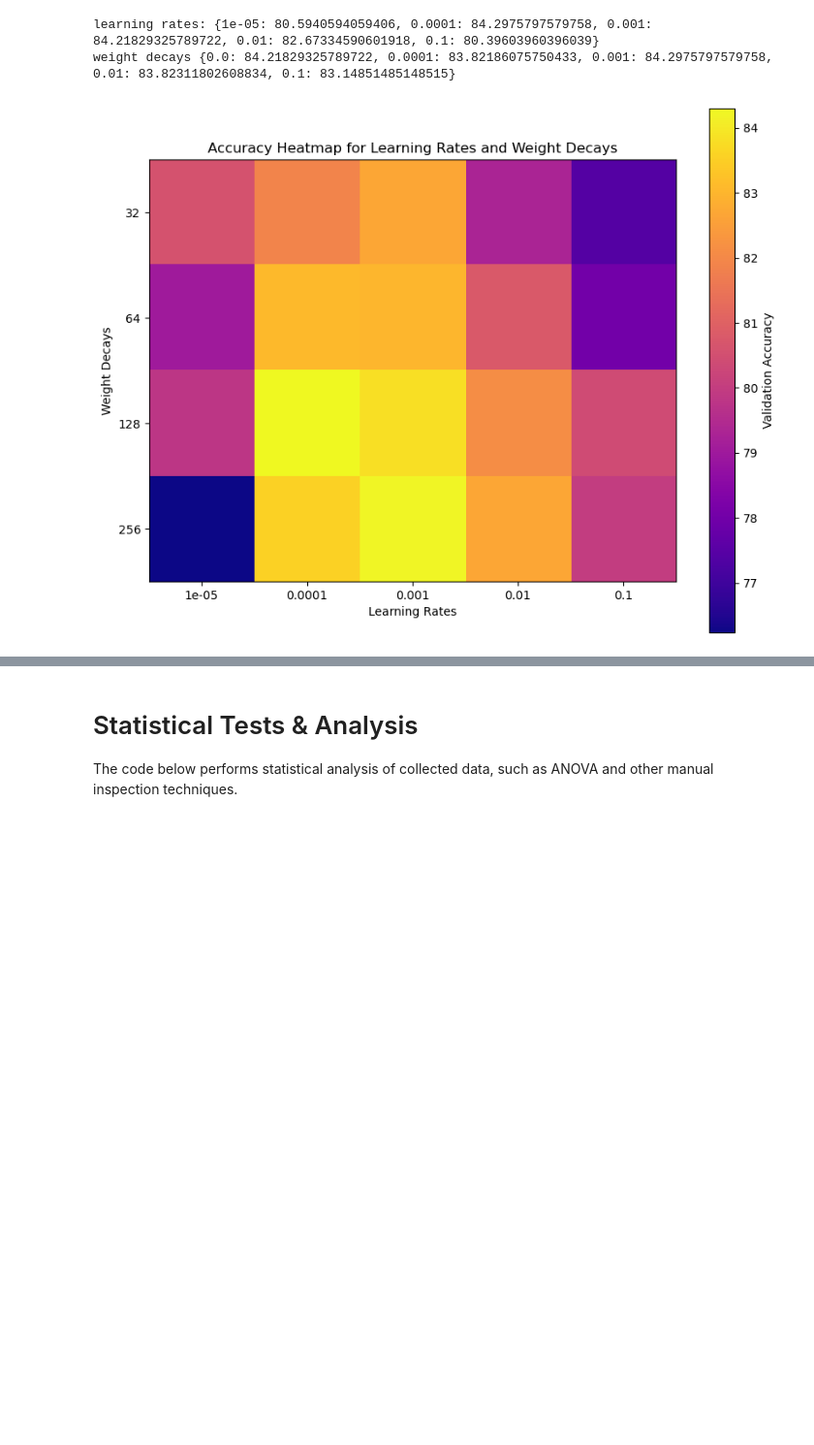
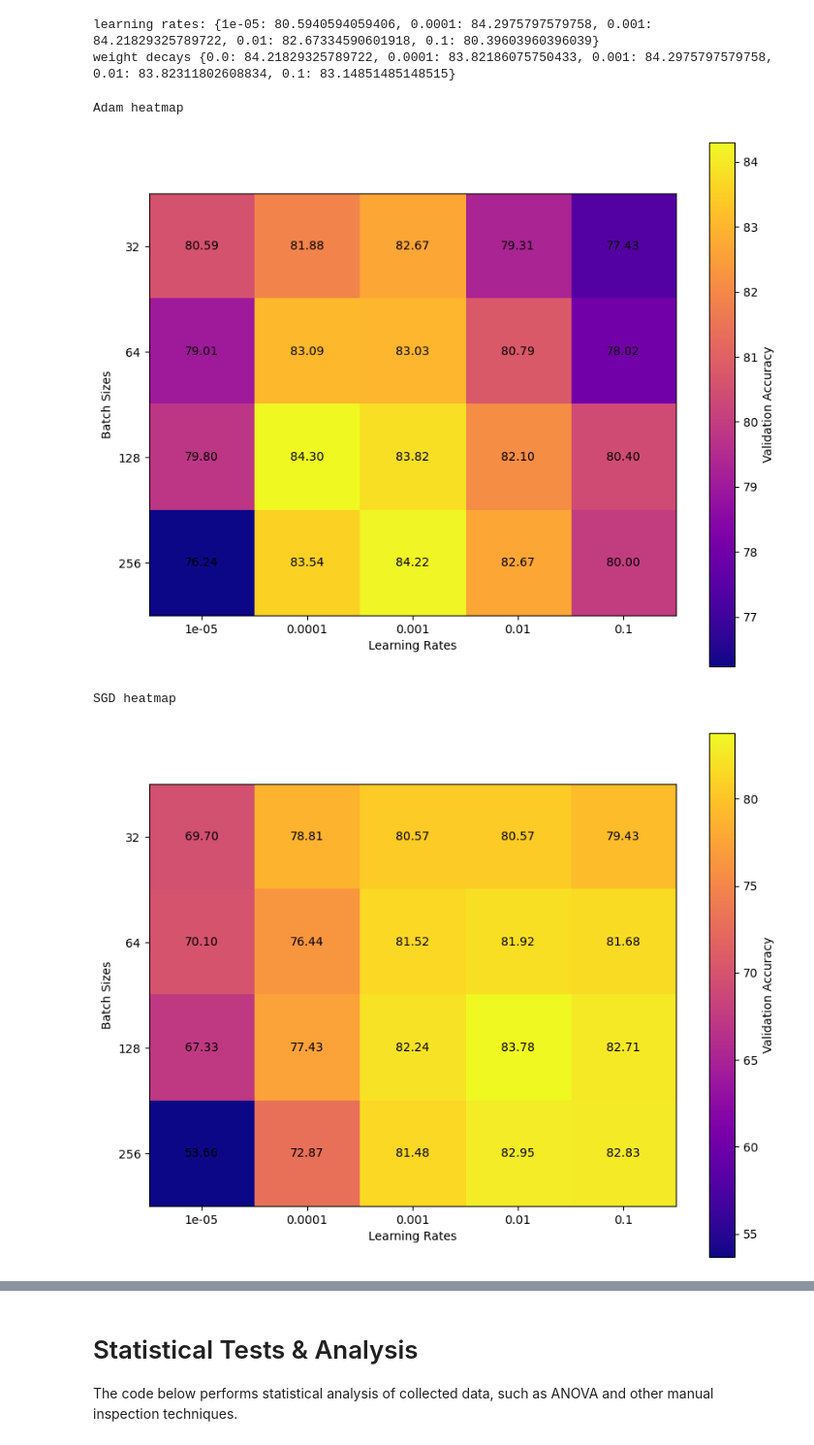
Before and after one commit to JonathanEnslin/COS711-A2, a Jupyter notebook: main.ipynb, the cells around one changed output, grey strips where cells are left out. Shown at 97% size. Saved outputs shown, nothing was run; the diff lists cells and outputs as text; code cells hidden in the pictures; blank space fills up the shorter version.

```diff
--- a/main.ipynb
+++ b/main.ipynb
@@ -1161,9 +1194,9 @@ weight decays {0.0: 84.21829325789722, 0.0001: 83.82186075750433, 0.001: 84.2975
 import matplotlib.pyplot as plt
 import numpy as np
 
-def plot_heatmap(data_dict, x_label, y_label, title, cmap='viridis', figsize=(8, 6), colorbar_label='Accuracy'):
+def plot_heatmap(data_dict, x_label, y_label, title, cmap='viridis', figsize=(8, 6), colorbar_label='Accuracy', textcolor='white'):
     """
-    Plots a heatmap from the provided dictionary of results.
+    Plots a heatmap from the provided dictionary of results, with data values shown on each pixel.
 
     Parameters:
     - data_dict: Dictionary where keys are tuples (x_value, y_value) and values are the corresponding data points.
@@ -1204,18 +1237,56 @@ def plot_heatmap(data_dict, x_label, y_label, title, cmap='viridis', figsize=(8,
     plt.ylabel(y_label)
     plt.title(title)
 
+    # Add the values of each pixel on the heatmap
+    for i in range(len(y_values)):
+        for j in range(len(x_values)):
+            plt.text(j, i, f'{heatmap_data[i, j]:.2f}', ha='center', va='center', color=textcolor)
+
     # Display the heatmap
     plt.show()
-
-# Example usage:
-plot_heatmap(
-    adam_lr_wds,
-    x_label='Learning Rates',
-    y_label='Weight Decays',
-    title='Accuracy Heatmap for Learning Rates and Weight Decays',
-    cmap='plasma',  # You can choose any colormap here
-    figsize=(10, 8),
-    colorbar_label='Validation Accuracy'
-)
-# %% [output]
-[figure, removed]
+# %%
+adam_lr_bss = extract_bests_twoway(all_adam_results_dicts, ['config', 'optimizer', 'Adam', 'lr'], ['config', 'batch_size'])
+sgd_lr_bss = extract_bests_twoway(all_sgd_results_dicts, ['config', 'optimizer', 'SGD', 'lr'], ['config', 'batch_size'])
+rprop_eta1_bss = extract_bests_twoway(all_rprop_results_dicts, ['config', 'optimizer', 'Rprop', 'eta1'], ['config', 'batch_size'])
+
+
+print("Adam heatmap")
+plot_heatmap(
+    adam_lr_wds,
+    x_label='Learning Rates',
+    y_label='Batch Sizes',
+    title='', #'Accuracy Heatmap for Learning Rates and Weight Decays',
+    cmap='plasma',  # You can choose any colormap here
+    figsize=(10, 8),
+    colorbar_label='Validation Accuracy',
+    textcolor='black'
+)
+
+print("SGD heatmap")
+plot_heatmap(
+    sgd_lr_bss,
+    x_label='Learning Rates',
+    y_label='Batch Sizes',
+    title='', #'Accuracy Heatmap for Learning Rates and Batch Sizes',
+    cmap='plasma',  # You can choose any colormap here
+    figsize=(10, 8),
+    colorbar_label='Validation Accuracy',
+    textcolor='black'
+)
+
+print("Rprop heatmap")
+plot_heatmap(
+    rprop_eta1_bss,
+    x_label='Eta1',
+    y_label='Batch Sizes',
+    title='', #'Accuracy Heatmap for Eta1 and Batch Sizes',
+    cmap='plasma',  # You can choose any colormap here
+    figsize=(12, 8),
+    colorbar_label='Validation Accuracy',
+    textcolor='black'
+)
+# %% [output]
+Adam heatmap
+[figure, added]
+SGD heatmap
+[figure, added]
```
Also changed, not shown: parts of 41 cells of this notebook, 51 other files.
